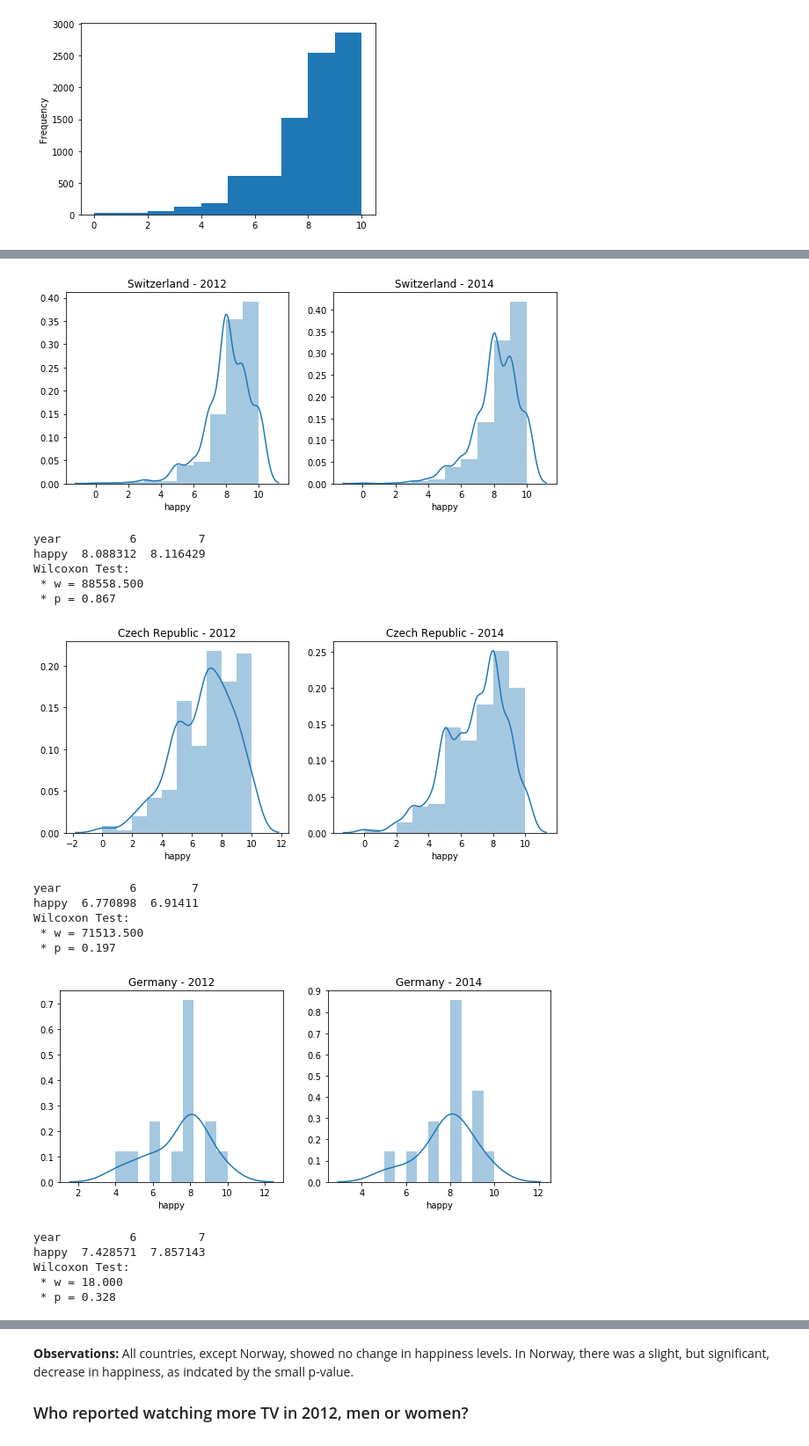
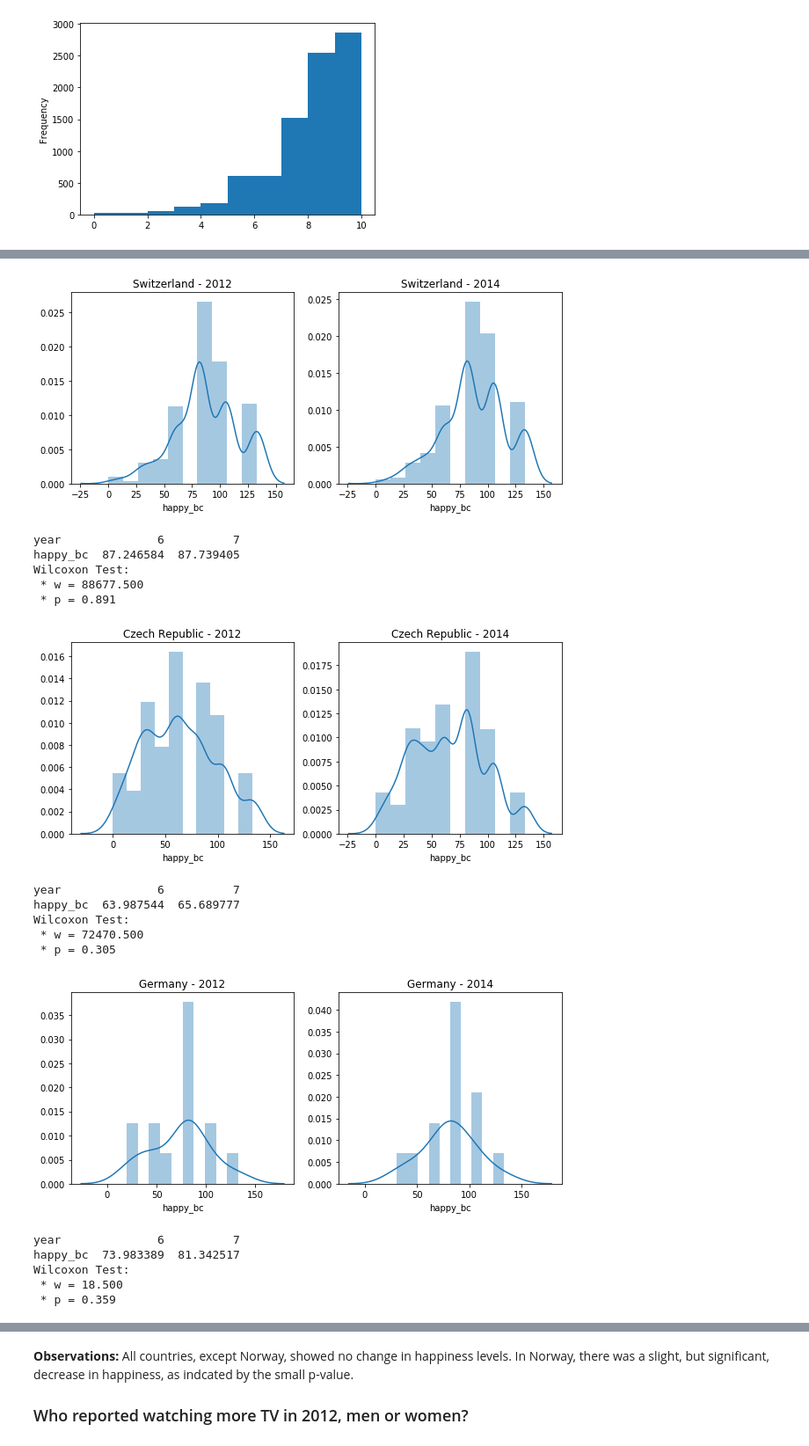
Before and after one commit to dmclark53/thinkful, a Jupyter notebook: Module_39/Challenge/European_Social_Survey.ipynb, the cells around one changed output, grey strips where cells are left out. Shown: that part at 88% size. Cells and saved outputs as stored; diff of their text form; code cells hidden in the pictures.

```diff
--- a/Module_39/Challenge/European_Social_Survey.ipynb
+++ b/Module_39/Challenge/European_Social_Survey.ipynb
@@ -174,3 +182,8 @@ df_happy['happy'].plot.hist(bins=10)
 plt.show()
 # %% [output]
 [figure]
+# %%
+min_value = df_happy['happy'].min()
+offset = np.min([0, min_value])
+boxcox_transform, max_log = boxcox(df_happy['happy'] - offset + 1)
+df_happy['happy_bc'] = boxcox_transform
@@ -177,21 +195,21 @@ plt.show()
 # %%
-compare_dependently(df_happy, 'cntry', 'happy', country_map, year_map)
+compare_dependently(df_happy, 'cntry', 'happy_bc', country_map, year_map)
 # %% [output]
-[figure, old version]
+[figure, new version]
-year          6         7
-happy  8.088312  8.116429
+year              6          7
+happy_bc  87.246584  87.739405
 Wilcoxon Test:
- * w = 88558.500
- * p = 0.867
+ * w = 88677.500
+ * p = 0.891
-[figure, old version]
+[figure, new version]
-year          6        7
-happy  6.770898  6.91411
+year              6          7
+happy_bc  63.987544  65.689777
 Wilcoxon Test:
- * w = 71513.500
- * p = 0.197
+ * w = 72470.500
+ * p = 0.305
-[figure, old version]
+[figure, new version]
-year          6         7
-happy  7.428571  7.857143
+year              6          7
+happy_bc  73.983389  81.342517
 Wilcoxon Test:
- * w = 18.000
- * p = 0.328
+ * w = 18.500
+ * p = 0.359
```
Also changed, not shown: parts of 15 cells of this notebook.
